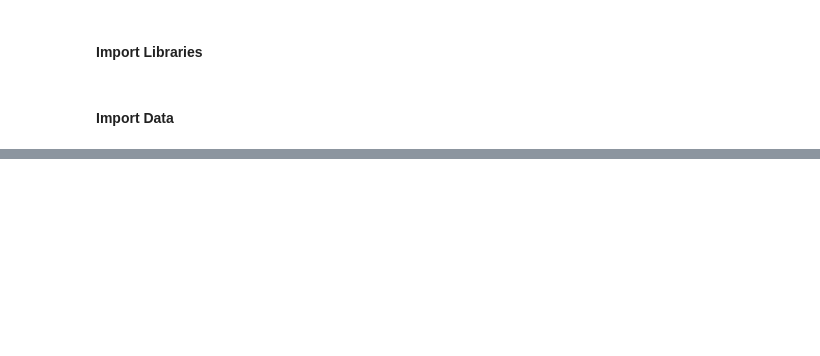
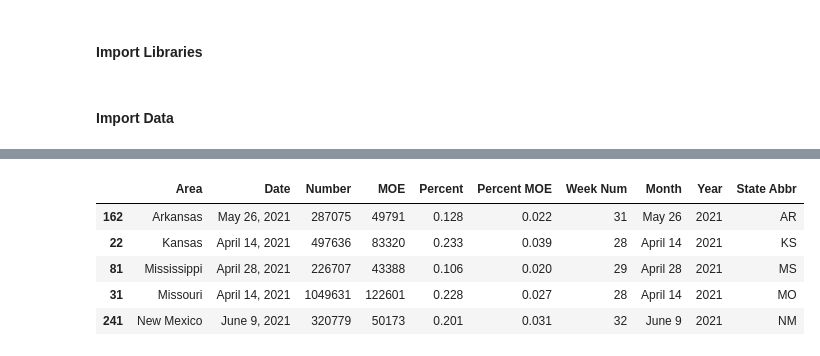
Before and after one commit to Keren-Neeq/DS4A-Team1, a Jupyter notebook: notebooks/telework_preprocessing.ipynb, the cells around one changed output, grey strips where cells are left out. Drawn from its saved outputs; the diff is of its cells as text; code cells hidden in the pictures; blank space fills up the shorter version.

```diff
--- a/notebooks/telework_preprocessing.ipynb
+++ b/notebooks/telework_preprocessing.ipynb
@@ -165,0 +111,13 @@ metro_areas['Area'] = metro_areas['Area'].str.split(" Metro", expand=True)[0]
+# %%
+# convert percentages to decimals
+df['Percent'] = df['Percent'] / 100
+df['Percent MOE'] = df['Percent MOE'] / 100
+# %%
+df.sample(5, random_state=24)
+# %% [output]
+|  | Area | Date | Number | MOE | Percent | Percent MOE | Week Num | Month | Year | State Abbr |
+| 162 | Arkansas | May 26, 2021 | 287075 | 49791 | 0.128 | 0.022 | 31 | May 26 | 2021 | AR |
+| 22 | Kansas | April 14, 2021 | 497636 | 83320 | 0.233 | 0.039 | 28 | April 14 | 2021 | KS |
+| 81 | Mississippi | April 28, 2021 | 226707 | 43388 | 0.106 | 0.020 | 29 | April 28 | 2021 | MS |
+| 31 | Missouri | April 14, 2021 | 1049631 | 122601 | 0.228 | 0.027 | 28 | April 14 | 2021 | MO |
+| 241 | New Mexico | June 9, 2021 | 320779 | 50173 | 0.201 | 0.031 | 32 | June 9 | 2021 | NM |
```
Also changed, not shown: parts of 42 cells of this notebook, 1 other file.
